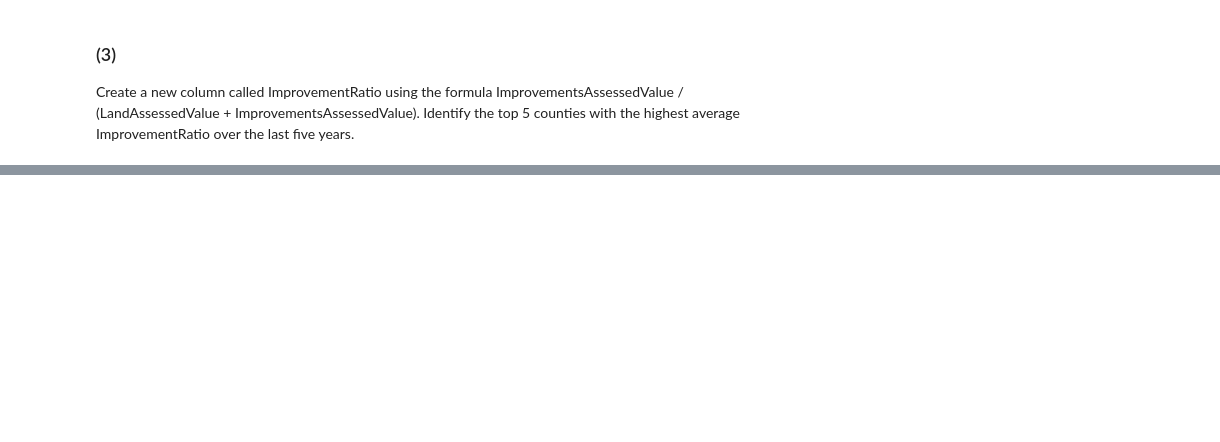
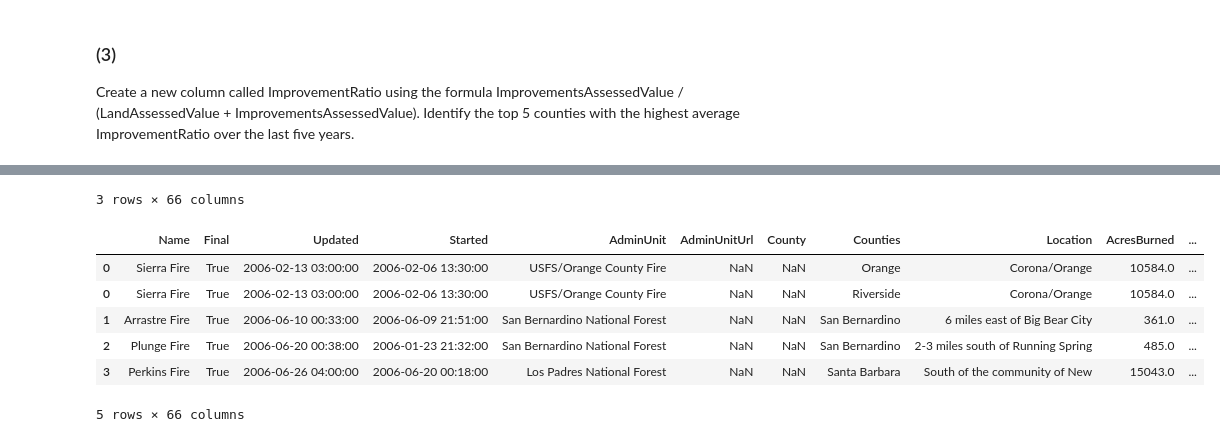
Before and after one commit to eagles0924/liveCodingTest, a Jupyter notebook: 250920_interview/1.ipynb, the cells around one changed output, grey strips where cells are left out. Drawn from its saved outputs; the diff is of its cells as text; code cells hidden in the pictures; blank space fills up the shorter version.

```diff
--- a/250920_interview/1.ipynb
+++ b/250920_interview/1.ipynb
@@ -175,0 +258,11 @@ Create a new column called ImprovementRatio using the formula ImprovementsAssess
+# %%
+# def str_2_list(x):
+#     return eval(x)
+
+def mean(x):
+
+
+# singlefire['Counties'] = singlefire['Counties'].apply(str_2_list)
+display(singlefire.head(3))
+singlefire.explode('Counties').head()
+# %% [output]
@@ -175,0 +273,8 @@ Create a new column called ImprovementRatio using the formula ImprovementsAssess
+3 rows × 66 columns
+|  | Name | Final | Updated | Started | AdminUnit | AdminUnitUrl | County | Counties | Location | AcresBurned | ... |
+| 0 | Sierra Fire | True | 2006-02-13 03:00:00 | 2006-02-06 13:30:00 | USFS/Orange County Fire | NaN | NaN | Orange | Corona/Orange | 10584.0 | ... |
+| 0 | Sierra Fire | True | 2006-02-13 03:00:00 | 2006-02-06 13:30:00 | USFS/Orange County Fire | NaN | NaN | Riverside | Corona/Orange | 10584.0 | ... |
+| 1 | Arrastre Fire | True | 2006-06-10 00:33:00 | 2006-06-09 21:51:00 | San Bernardino National Forest | NaN | NaN | San Bernardino | 6 miles east of Big Bear City | 361.0 | ... |
+| 2 | Plunge Fire | True | 2006-06-20 00:38:00 | 2006-01-23 21:32:00 | San Bernardino National Forest | NaN | NaN | San Bernardino | 2-3 miles south of Running Spring | 485.0 | ... |
+| 3 | Perkins Fire | True | 2006-06-26 04:00:00 | 2006-06-20 00:18:00 | Los Padres National Forest | NaN | NaN | Santa Barbara | South of the community of New | 15043.0 | ... |
+5 rows × 66 columns
```
Also changed, not shown: parts of 29 cells of this notebook, 1 other file.
